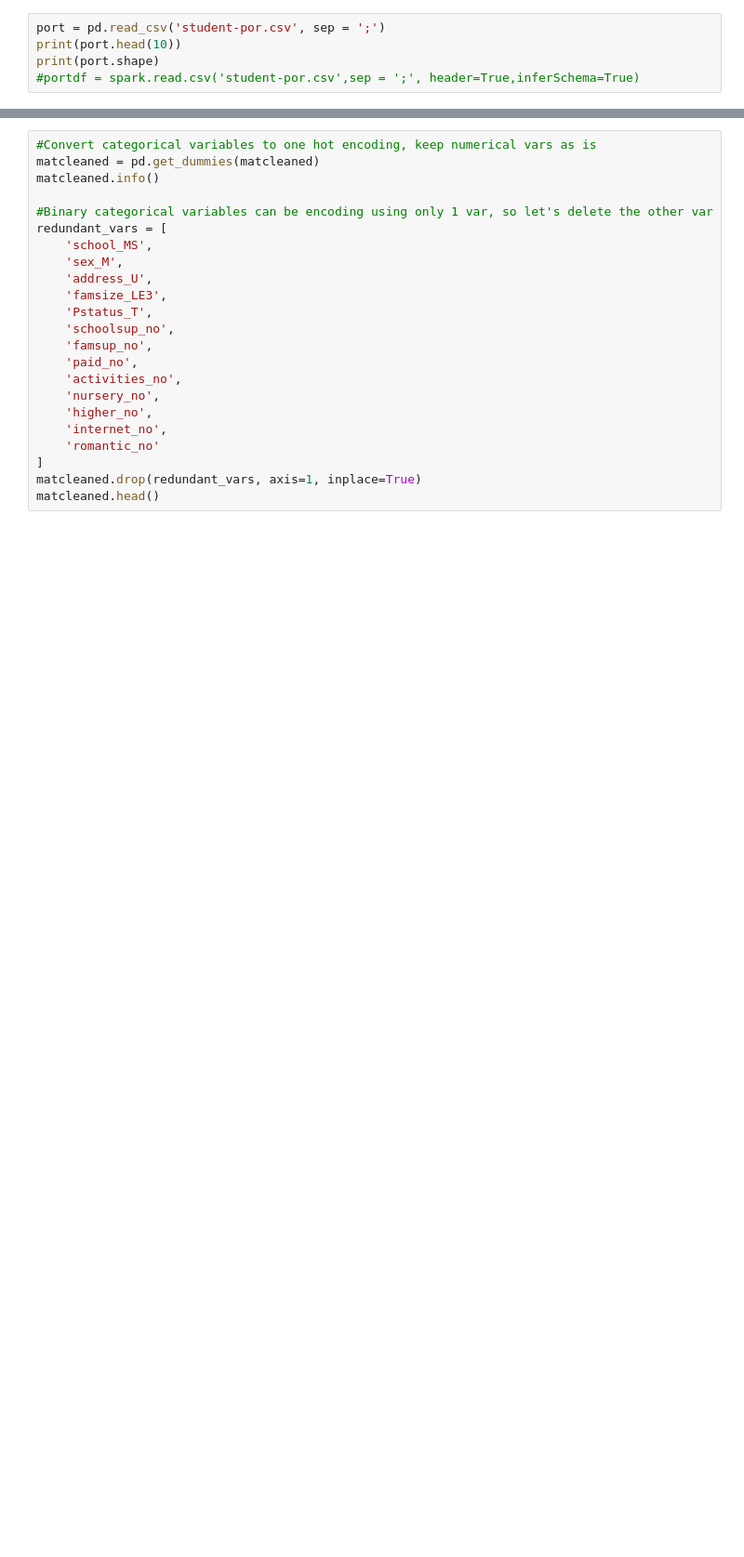
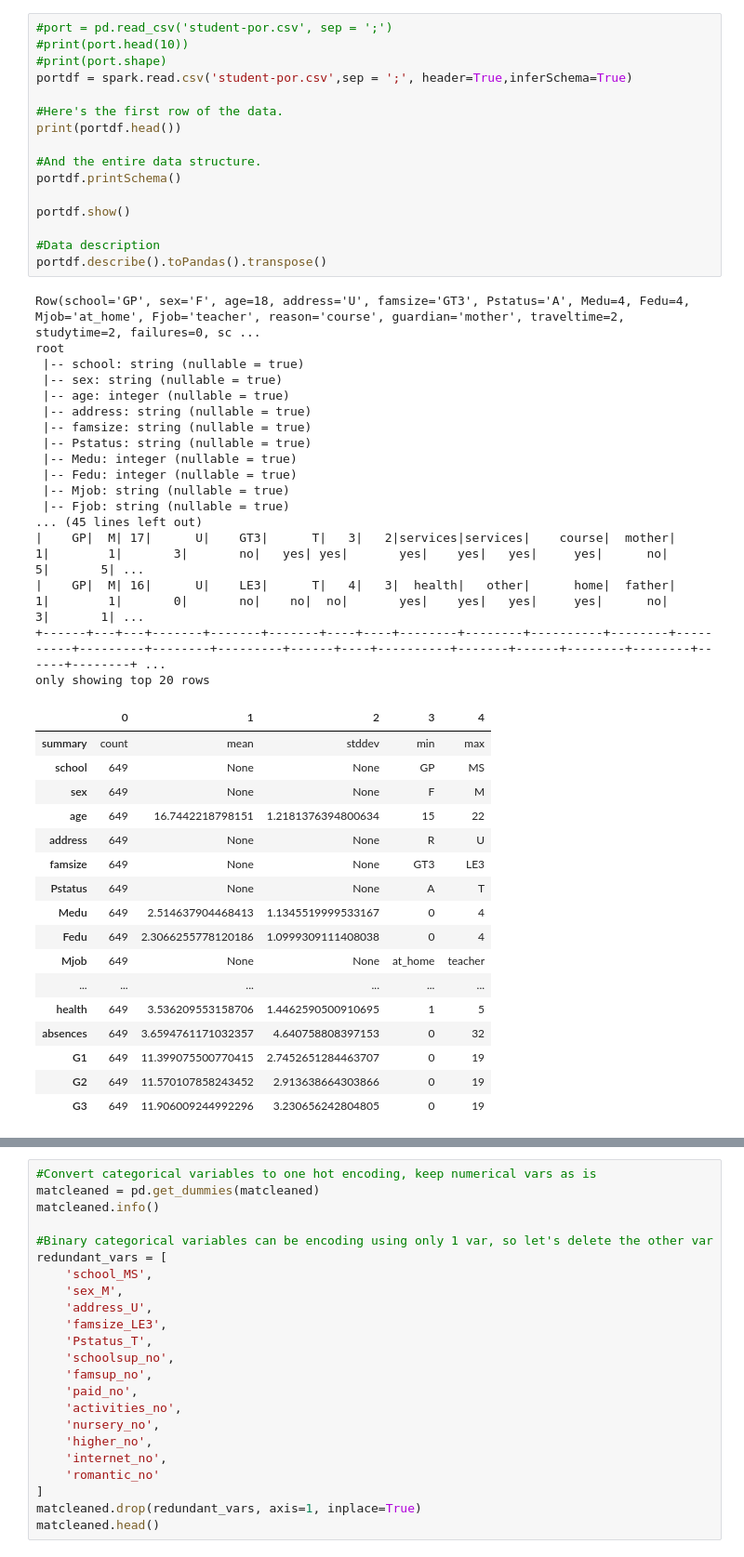
Before and after one commit to cthrnliu/StudentPerformance, a Jupyter notebook: Infosys_722_Iteration4.ipynb, the cells around one changed output, grey strips where cells are left out. Shown at 93% size. Saved outputs shown, nothing was run; the diff lists cells and outputs as text; blank space fills up the shorter version.

```diff
--- a/Infosys_722_Iteration4.ipynb
+++ b/Infosys_722_Iteration4.ipynb
@@ -30,6 +65,52 @@ print(mat.shape)
 # %%
-port = pd.read_csv('student-por.csv', sep = ';')
-print(port.head(10))
-print(port.shape)
-#portdf = spark.read.csv('student-por.csv',sep = ';', header=True,inferSchema=True)
+#port = pd.read_csv('student-por.csv', sep = ';')
+#print(port.head(10))
+#print(port.shape)
+portdf = spark.read.csv('student-por.csv',sep = ';', header=True,inferSchema=True)
+
+#Here's the first row of the data.
+print(portdf.head())
+
+#And the entire data structure.
+portdf.printSchema()
+
+portdf.show()
+
+#Data description
+portdf.describe().toPandas().transpose()
+# %% [output]
+Row(school='GP', sex='F', age=18, address='U', famsize='GT3', Pstatus='A', Medu=4, Fedu=4, Mjob='at_home', Fjob='teacher', reason='course', guardian='mother', traveltime=2, studytime=2, failures=0, sc ...
+root
+ |-- school: string (nullable = true)
+ |-- sex: string (nullable = true)
+ |-- age: integer (nullable = true)
+ |-- address: string (nullable = true)
+ |-- famsize: string (nullable = true)
+ |-- Pstatus: string (nullable = true)
+ |-- Medu: integer (nullable = true)
+ |-- Fedu: integer (nullable = true)
+ |-- Mjob: string (nullable = true)
+ |-- Fjob: string (nullable = true)
+... (45 lines left out)
+|    GP|  M| 17|      U|    GT3|      T|   3|   2|services|services|    course|  mother|         1|        1|       3|       no|   yes| yes|       yes|    yes|   yes|     yes|      no|     5|       5| ...
+|    GP|  M| 16|      U|    LE3|      T|   4|   3|  health|   other|      home|  father|         1|        1|       0|       no|    no|  no|       yes|    yes|   yes|     yes|      no|     3|       1| ...
++------+---+---+-------+-------+-------+----+----+--------+--------+----------+--------+----------+---------+--------+---------+------+----+----------+-------+------+--------+--------+------+--------+ ...
+only showing top 20 rows
+|  | 0 | 1 | 2 | 3 | 4 |
+| summary | count | mean | stddev | min | max |
+| school | 649 | None | None | GP | MS |
+| sex | 649 | None | None | F | M |
+| age | 649 | 16.7442218798151 | 1.2181376394800634 | 15 | 22 |
+| address | 649 | None | None | R | U |
+| famsize | 649 | None | None | GT3 | LE3 |
+| Pstatus | 649 | None | None | A | T |
+| Medu | 649 | 2.514637904468413 | 1.1345519999533167 | 0 | 4 |
+| Fedu | 649 | 2.3066255778120186 | 1.0999309111408038 | 0 | 4 |
+| Mjob | 649 | None | None | at_home | teacher |
+| ... | ... | ... | ... | ... | ... |
+| health | 649 | 3.536209553158706 | 1.4462590500910695 | 1 | 5 |
+| absences | 649 | 3.6594761171032357 | 4.640758808397153 | 0 | 32 |
+| G1 | 649 | 11.399075500770415 | 2.7452651284463707 | 0 | 19 |
+| G2 | 649 | 11.570107858243452 | 2.913638664303866 | 0 | 19 |
+| G3 | 649 | 11.906009244992296 | 3.230656242804805 | 0 | 19 |
 # %%
```
Also changed, not shown: parts of 6 cells of this notebook.
